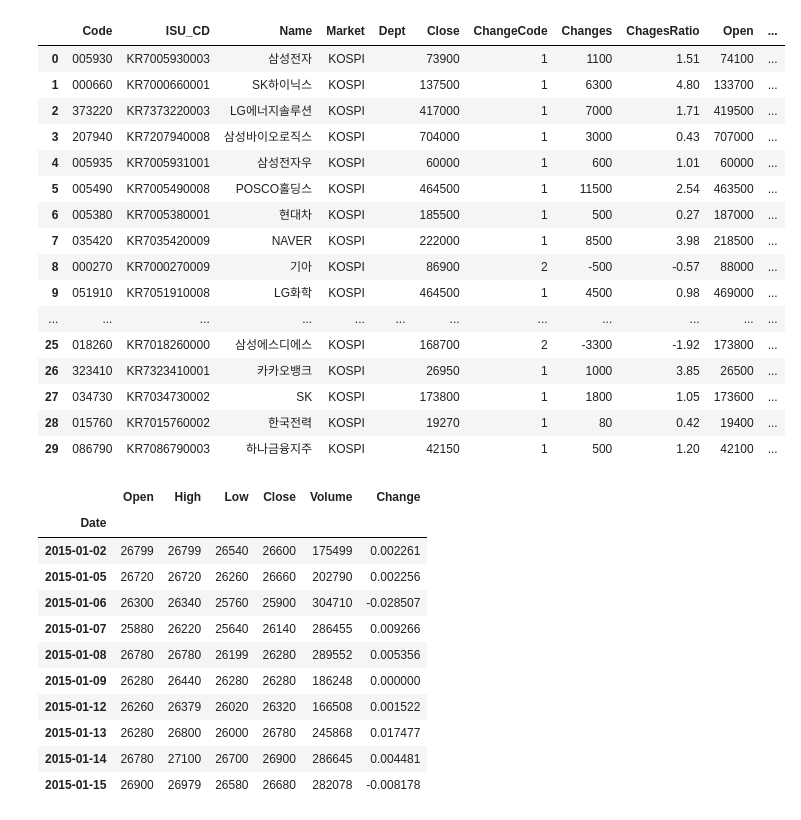
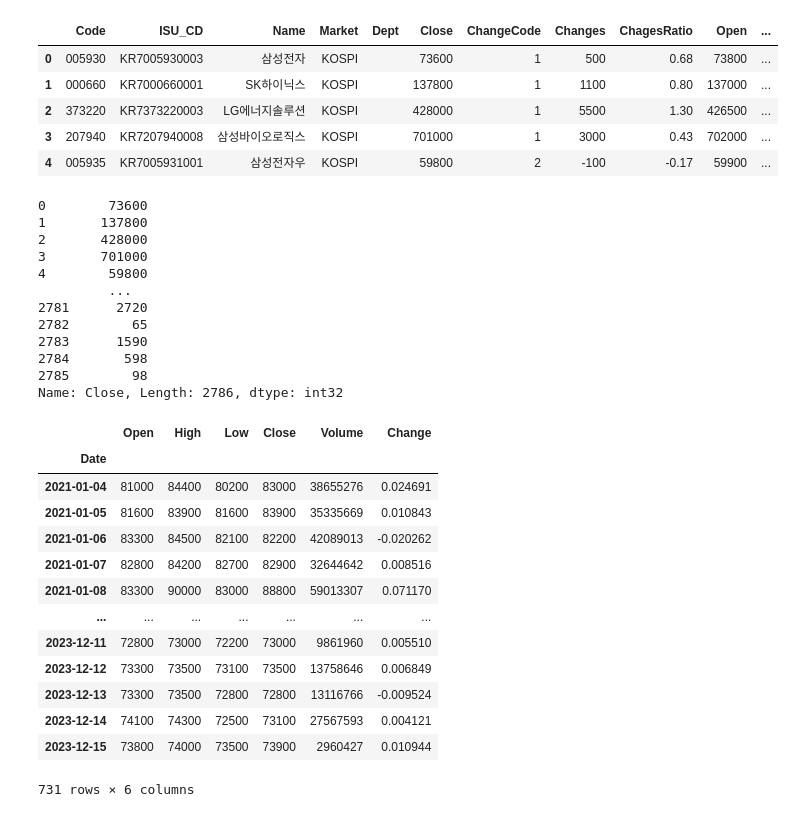
Before and after one commit to cheol2Y/miniproject, a Jupyter notebook: data.ipynb, the cells around one changed output. Cells and saved outputs as stored; diff of their text form; code cells hidden in the pictures.

```diff
--- a/data.ipynb
+++ b/data.ipynb
@@ -9,38 +14,44 @@ import FinanceDataReader as fdr
 # %%
 # 한국거래소 상장종목 전체
 df_krx = fdr.StockListing('KRX')
-df_krx.head(30)
+df_krx.head(5)
 # %% [output]
 |  | Code | ISU_CD | Name | Market | Dept | Close | ChangeCode | Changes | ChagesRatio | Open | ... |
-| 0 | 005930 | KR7005930003 | 삼성전자 | KOSPI |  | 73900 | 1 | 1100 | 1.51 | 74100 | ... |
-| 1 | 000660 | KR7000660001 | SK하이닉스 | KOSPI |  | 137500 | 1 | 6300 | 4.80 | 133700 | ... |
-| 2 | 373220 | KR7373220003 | LG에너지솔루션 | KOSPI |  | 417000 | 1 | 7000 | 1.71 | 419500 | ... |
-| 3 | 207940 | KR7207940008 | 삼성바이오로직스 | KOSPI |  | 704000 | 1 | 3000 | 0.43 | 707000 | ... |
-| 4 | 005935 | KR7005931001 | 삼성전자우 | KOSPI |  | 60000 | 1 | 600 | 1.01 | 60000 | ... |
-| 5 | 005490 | KR7005490008 | POSCO홀딩스 | KOSPI |  | 464500 | 1 | 11500 | 2.54 | 463500 | ... |
-| 6 | 005380 | KR7005380001 | 현대차 | KOSPI |  | 185500 | 1 | 500 | 0.27 | 187000 | ... |
-| 7 | 035420 | KR7035420009 | NAVER | KOSPI |  | 222000 | 1 | 8500 | 3.98 | 218500 | ... |
-| 8 | 000270 | KR7000270009 | 기아 | KOSPI |  | 86900 | 2 | -500 | -0.57 | 88000 | ... |
-| 9 | 051910 | KR7051910008 | LG화학 | KOSPI |  | 464500 | 1 | 4500 | 0.98 | 469000 | ... |
-| ... | ... | ... | ... | ... | ... | ... | ... | ... | ... | ... | ... |
-| 25 | 018260 | KR7018260000 | 삼성에스디에스 | KOSPI |  | 168700 | 2 | -3300 | -1.92 | 173800 | ... |
-| 26 | 323410 | KR7323410001 | 카카오뱅크 | KOSPI |  | 26950 | 1 | 1000 | 3.85 | 26500 | ... |
-| 27 | 034730 | KR7034730002 | SK | KOSPI |  | 173800 | 1 | 1800 | 1.05 | 173600 | ... |
-| 28 | 015760 | KR7015760002 | 한국전력 | KOSPI |  | 19270 | 1 | 80 | 0.42 | 19400 | ... |
-| 29 | 086790 | KR7086790003 | 하나금융지주 | KOSPI |  | 42150 | 1 | 500 | 1.20 | 42100 | ... |
+| 0 | 005930 | KR7005930003 | 삼성전자 | KOSPI |  | 73600 | 1 | 500 | 0.68 | 73800 | ... |
+| 1 | 000660 | KR7000660001 | SK하이닉스 | KOSPI |  | 137800 | 1 | 1100 | 0.80 | 137000 | ... |
+| 2 | 373220 | KR7373220003 | LG에너지솔루션 | KOSPI |  | 428000 | 1 | 5500 | 1.30 | 426500 | ... |
+| 3 | 207940 | KR7207940008 | 삼성바이오로직스 | KOSPI |  | 701000 | 1 | 3000 | 0.43 | 702000 | ... |
+| 4 | 005935 | KR7005931001 | 삼성전자우 | KOSPI |  | 59800 | 2 | -100 | -0.17 | 59900 | ... |
+# %%
+df_krx['Close'].astype(int)
+# %% [output]
+0        73600
+1       137800
+2       428000
+3       701000
+4        59800
+         ...
+2781      2720
+2782        65
+2783      1590
+2784       598
+2785        98
+Name: Close, Length: 2786, dtype: int32
 # %%
-df = fdr.DataReader('005930', '2015')
-df.head(10)
+df = fdr.DataReader('005930', '2021')
+df
 # %% [output]
 |  | Open | High | Low | Close | Volume | Change |
 | Date |  |  |  |  |  |  |
-| 2015-01-02 | 26799 | 26799 | 26540 | 26600 | 175499 | 0.002261 |
-| 2015-01-05 | 26720 | 26720 | 26260 | 26660 | 202790 | 0.002256 |
-| 2015-01-06 | 26300 | 26340 | 25760 | 25900 | 304710 | -0.028507 |
-| 2015-01-07 | 25880 | 26220 | 25640 | 26140 | 286455 | 0.009266 |
-| 2015-01-08 | 26780 | 26780 | 26199 | 26280 | 289552 | 0.005356 |
-| 2015-01-09 | 26280 | 26440 | 26280 | 26280 | 186248 | 0.000000 |
-| 2015-01-12 | 26260 | 26379 | 26020 | 26320 | 166508 | 0.001522 |
-| 2015-01-13 | 26280 | 26800 | 26000 | 26780 | 245868 | 0.017477 |
-| 2015-01-14 | 26780 | 27100 | 26700 | 26900 | 286645 | 0.004481 |
-| 2015-01-15 | 26900 | 26979 | 26580 | 26680 | 282078 | -0.008178 |
+| 2021-01-04 | 81000 | 84400 | 80200 | 83000 | 38655276 | 0.024691 |
+| 2021-01-05 | 81600 | 83900 | 81600 | 83900 | 35335669 | 0.010843 |
+| 2021-01-06 | 83300 | 84500 | 82100 | 82200 | 42089013 | -0.020262 |
+| 2021-01-07 | 82800 | 84200 | 82700 | 82900 | 32644642 | 0.008516 |
+| 2021-01-08 | 83300 | 90000 | 83000 | 88800 | 59013307 | 0.071170 |
+| ... | ... | ... | ... | ... | ... | ... |
+| 2023-12-11 | 72800 | 73000 | 72200 | 73000 | 9861960 | 0.005510 |
+| 2023-12-12 | 73300 | 73500 | 73100 | 73500 | 13758646 | 0.006849 |
+| 2023-12-13 | 73300 | 73500 | 72800 | 72800 | 13116766 | -0.009524 |
+| 2023-12-14 | 74100 | 74300 | 72500 | 73100 | 27567593 | 0.004121 |
+| 2023-12-15 | 73800 | 74000 | 73500 | 73900 | 2960427 | 0.010944 |
+731 rows × 6 columns
```
Also changed, not shown: parts of 19 cells of this notebook, 1 other file.
